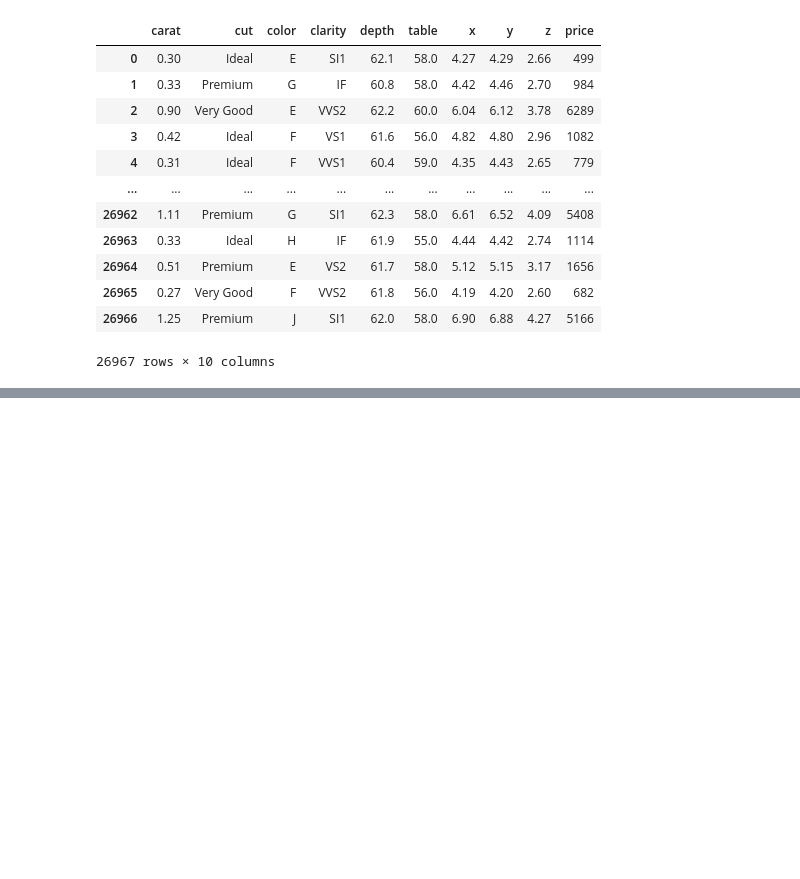
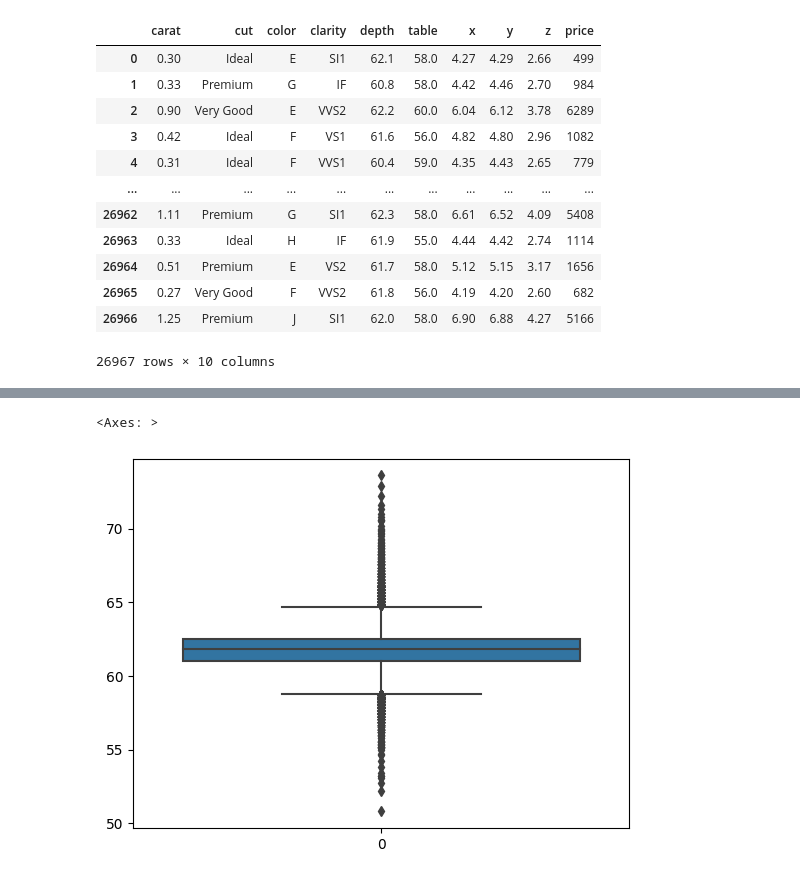
Before and after one commit to nikhil4859/Diamond-Price-Prediction, a Jupyter notebook: Diamond Price Prediction.ipynb, the cells around one changed output, grey strips where cells are left out. Saved outputs shown, nothing was run; the diff lists cells and outputs as text; code cells hidden in the pictures; blank space fills up the shorter version.

```diff
--- a/Diamond Price Prediction.ipynb
+++ b/Diamond Price Prediction.ipynb
@@ -54,0 +86,5 @@ df #checking the data frame
+# %%
+sns.boxplot(df['depth'])
+# %% [output]
+<Axes: >
+[figure, added]
```
Also changed, not shown: parts of 90 cells of this notebook.
